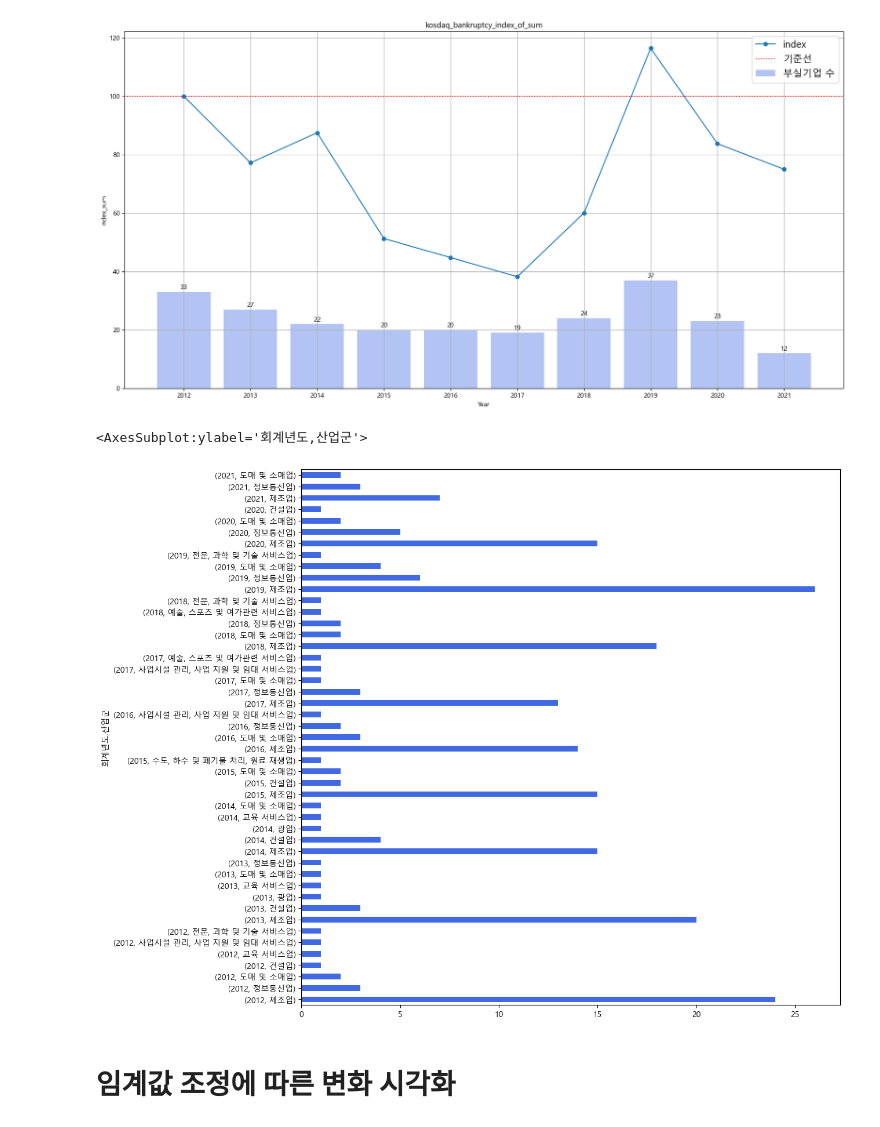
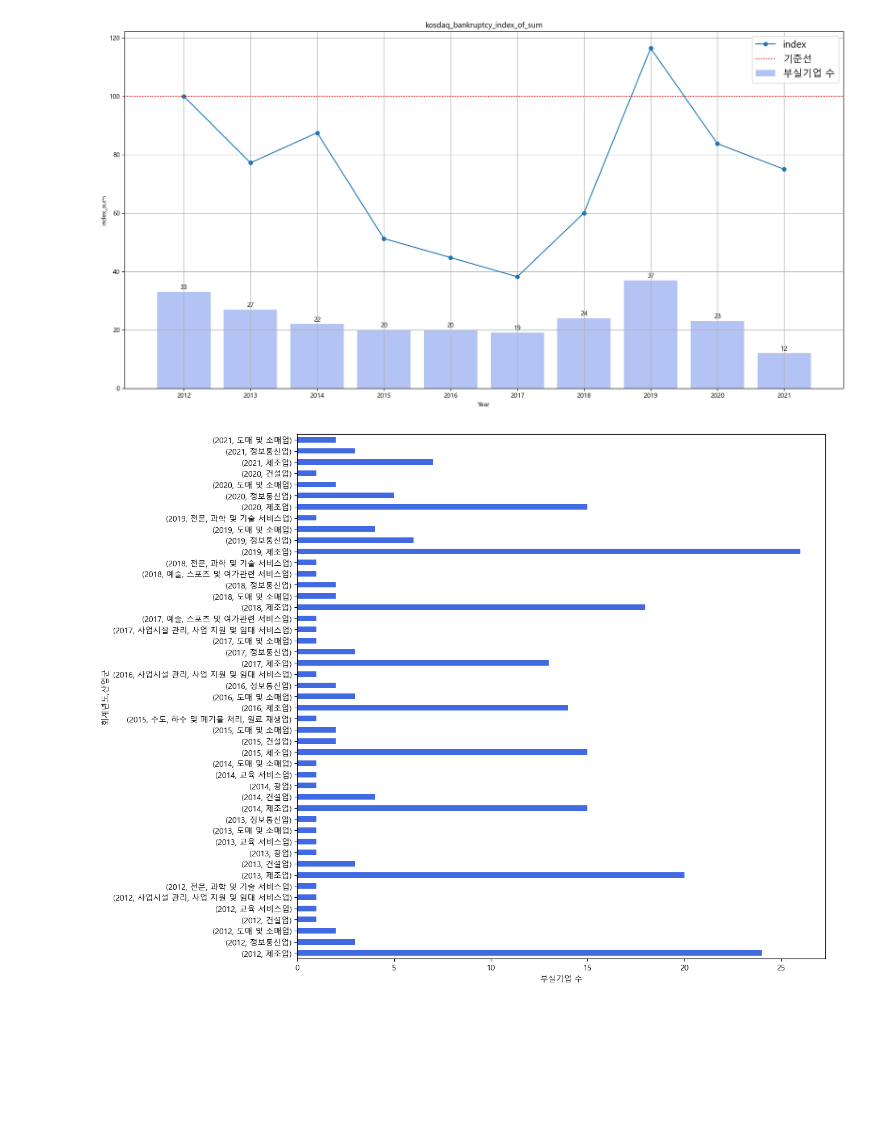
Before and after one commit to JIHUNKI/project_2, a Jupyter notebook: 코스닥 8.지수화_proba.ipynb, the cells around one changed output. Drawn from its saved outputs; the diff is of its cells as text; code cells hidden in the pictures; blank space fills up the shorter version.

```diff
--- a/코스닥 8.지수화_proba.ipynb
+++ b/코스닥 8.지수화_proba.ipynb
@@ -360,10 +360,12 @@ dtype: float64 임계_ls    74.973935
 dtype: float64
 [figure]
 # %%
+import matplotlib.pyplot as plt
+
 plt.figure(figsize=(12,12))
-df[df['target_3']==1].groupby(['회계년도'])['산업군'].value_counts().plot.barh(color='royalblue')
+color_list = ['royalblue'] # 색상 리스트 생성
+df[df['target_3']==1].groupby(['회계년도'])['산업군'].value_counts().plot.barh(color=color_list)
+plt.xlabel('부실기업 수')
+plt.show()
 # %% [output]
-<AxesSubplot:ylabel='회계년도,산업군'>
-[figure, old version]
+[figure, new version]
-# %% [markdown]
-# 임계값 조정에 따른 변화 시각화
```
Also changed, not shown: 4 other files.
